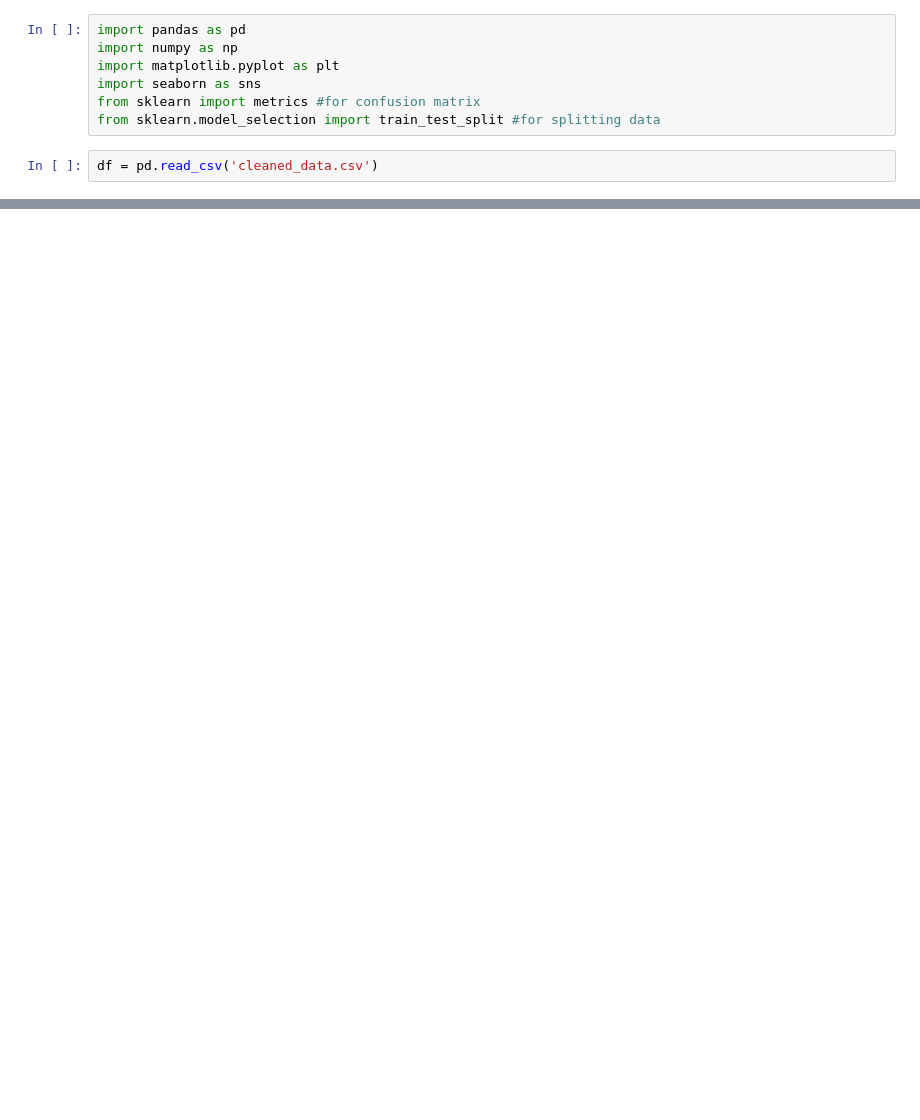
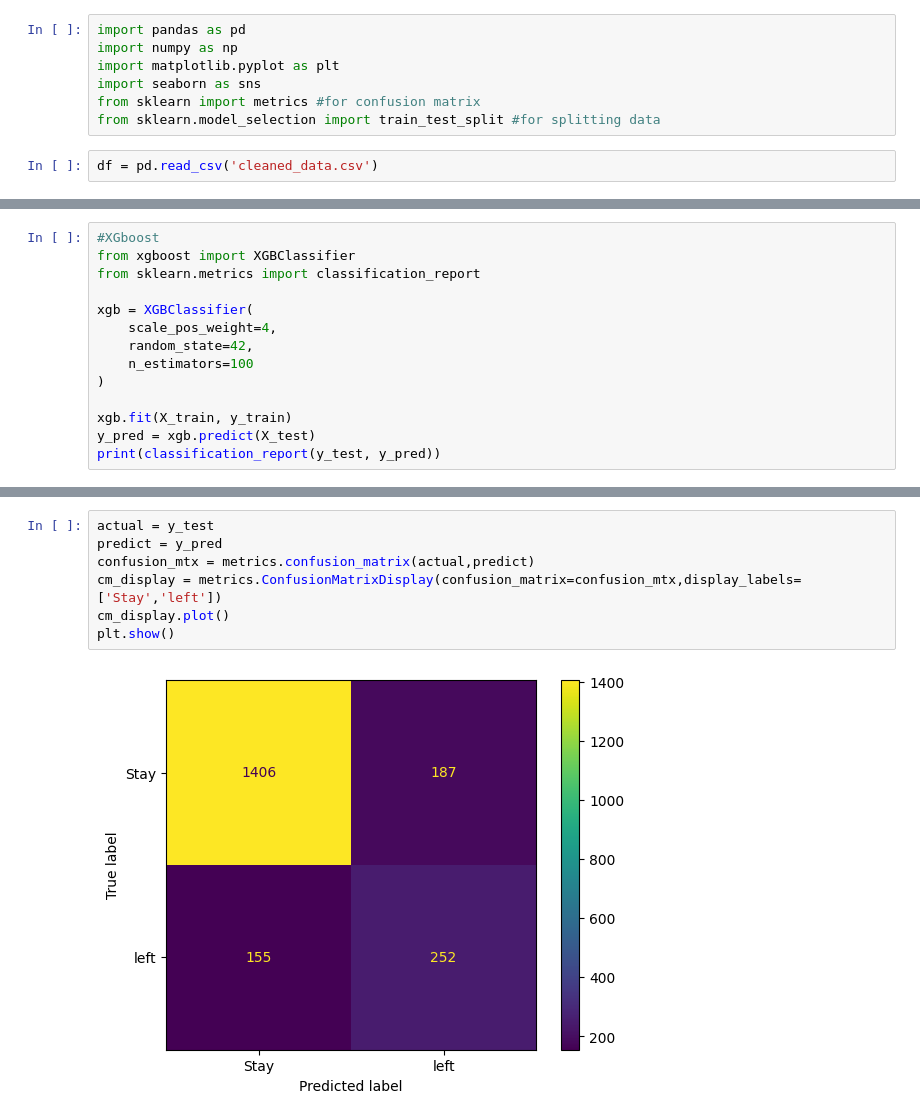
Before and after one commit to AleiyDroubi/Datascience, a Jupyter notebook: train_data.ipynb, the cells around one changed output, grey strips where cells are left out. Cells and saved outputs as stored; diff of their text form; blank space fills up the shorter version.

```diff
--- a/train_data.ipynb
+++ b/train_data.ipynb
@@ -228,0 +249,14 @@ cm_display.plot()
+# %%
+#XGboost
+from xgboost import XGBClassifier
+from sklearn.metrics import classification_report
+
+xgb = XGBClassifier(
+    scale_pos_weight=4,
+    random_state=42,
+    n_estimators=100
+)
+
+xgb.fit(X_train, y_train)
+y_pred = xgb.predict(X_test)
+print(classification_report(y_test, y_pred))
@@ -228,0 +272,9 @@ cm_display.plot()
+# %%
+actual = y_test
+predict = y_pred
+confusion_mtx = metrics.confusion_matrix(actual,predict)
+cm_display = metrics.ConfusionMatrixDisplay(confusion_matrix=confusion_mtx,display_labels=['Stay','left'])
+cm_display.plot()
+plt.show()
+# %% [output]
+[figure, added]
```
Also changed, not shown: parts of 18 cells of this notebook, 1 other file.
